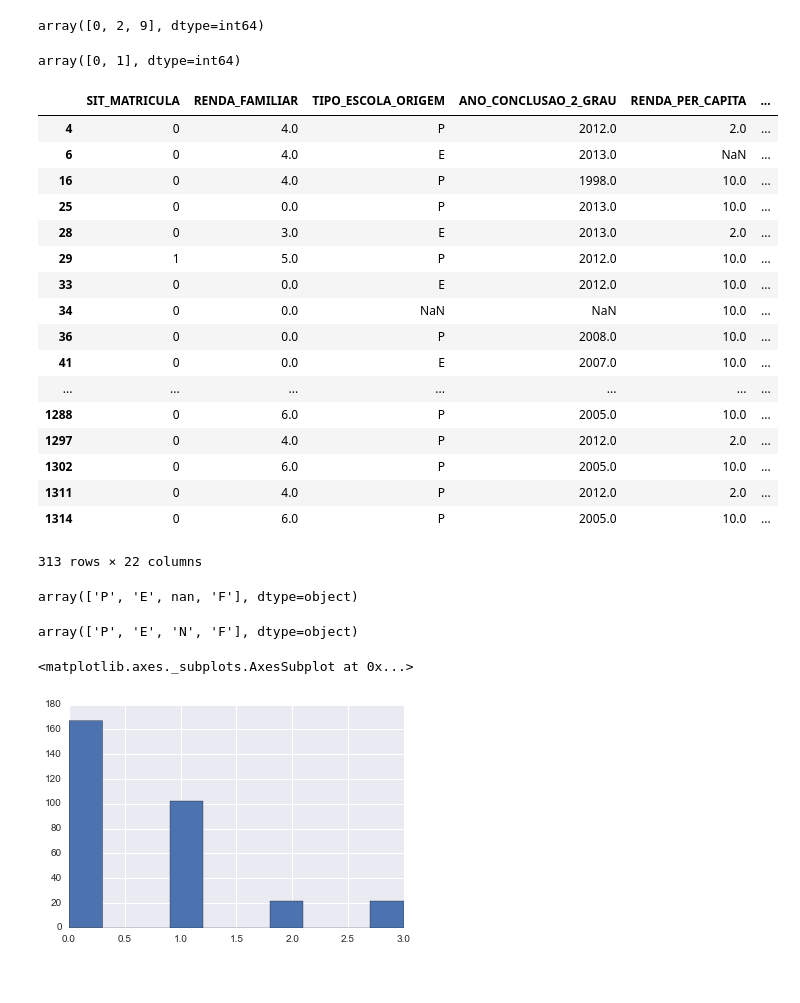
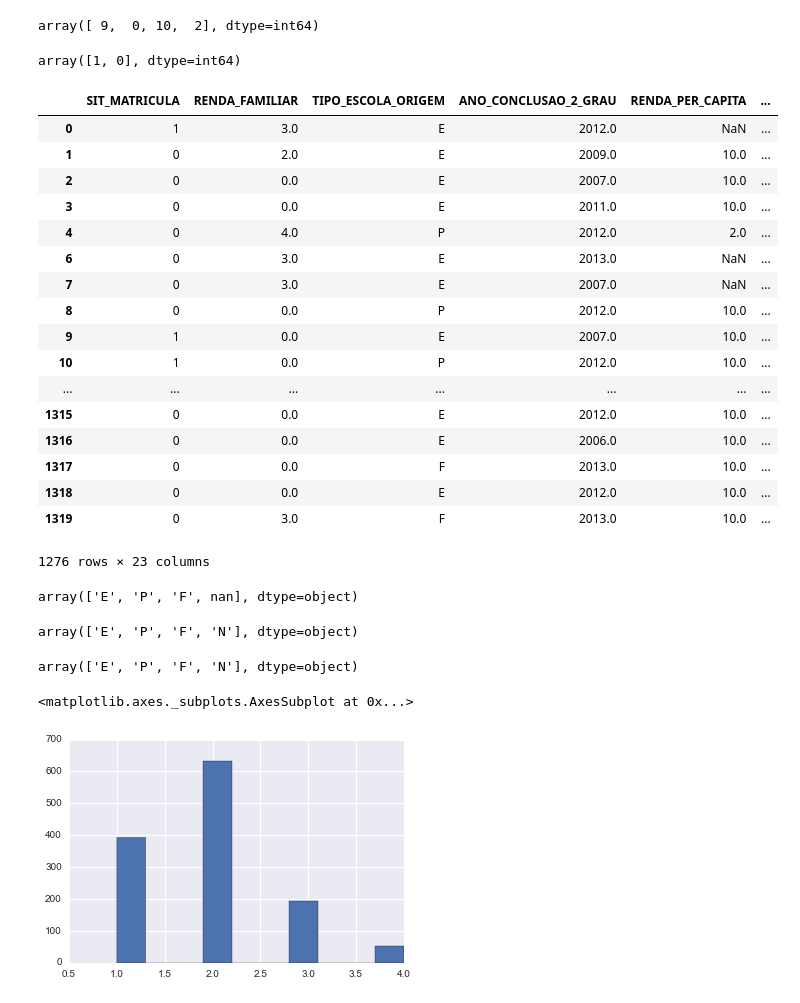
Before and after one commit to sandeco/educacao, a Jupyter notebook: si.ipynb, the cells around one changed output. Cells and saved outputs as stored; diff of their text form; code cells hidden in the pictures.

```diff
--- a/si.ipynb
+++ b/si.ipynb
@@ -52,7 +44,9 @@ si.head()
-# %%
-#USANDO SOMENTE O INGLÊS COMO IDIOMA DE REFERÊNCIA
-
-si = si.loc[si['DESC_IDIOMA']=='Inglês']
+# %%
+# Usando somentes as tuplas em que o idioma é inglês ou NULL
+
+si = si.loc[(si['DESC_IDIOMA']=='Inglês') | (si['DESC_IDIOMA'].isnull())]
+
+#si
 # %%
 #RENOMEANDO CAMPOS DAS 4 HABILIDADES EM INGLÊS
 si = si.rename(columns = {'NIVEL_FALA':'INGLES_FALA'})
@@ -85,0 +80,9 @@ si
+# %%
+# Atribuindo 0 para o nivel de idioma que está como NULL
+
+si.loc[si['INGLES_FALA'].isnull(), 'INGLES_FALA'] = 0
+si.loc[si['INGLES_COMPREENSAO'].isnull(), 'INGLES_COMPREENSAO'] = 0
+si.loc[si['INGLES_ESCRITA'].isnull(), 'INGLES_ESCRITA'] = 0
+si.loc[si['INGLES_LEITURA'].isnull(), 'INGLES_LEITURA'] = 0
+
+si
@@ -88,7 +110,7 @@ si
 
 si['SIT_MATRICULA'].unique()
 # %% [output]
-array([0, 2, 9], dtype=int64)
+array([ 9,  0, 10,  2], dtype=int64)
 # %%
 # Normalizando a coluna de situação da matricula, sendo:
 # 0 = matriculado
@@ -100,7 +122,7 @@ si.loc[si['SIT_MATRICULA']==10,'SIT_MATRICULA'] = 1
 
 si['SIT_MATRICULA'].unique()
 # %% [output]
-array([0, 1], dtype=int64)
+array([1, 0], dtype=int64)
 # %%
 #ATRIBUINDO A MÉDIA ARRENDONDADA AOS MISSING VALUES NA RENDA FAMILIAR
 # Considerando que 0 = aluno optou por não informar a renda
@@ -113,29 +135,29 @@ si.loc[si['RENDA_FAMILIAR'].isnull(),'RENDA_FAMILIAR']=media_ajustada
 si
 # %% [output]
 |  | SIT_MATRICULA | RENDA_FAMILIAR | TIPO_ESCOLA_ORIGEM | ANO_CONCLUSAO_2_GRAU | RENDA_PER_CAPITA | ... |
+| 0 | 1 | 3.0 | E | 2012.0 | NaN | ... |
+| 1 | 0 | 2.0 | E | 2009.0 | 10.0 | ... |
+| 2 | 0 | 0.0 | E | 2007.0 | 10.0 | ... |
+| 3 | 0 | 0.0 | E | 2011.0 | 10.0 | ... |
 | 4 | 0 | 4.0 | P | 2012.0 | 2.0 | ... |
-| 6 | 0 | 4.0 | E | 2013.0 | NaN | ... |
-| 16 | 0 | 4.0 | P | 1998.0 | 10.0 | ... |
-| 25 | 0 | 0.0 | P | 2013.0 | 10.0 | ... |
-| 28 | 0 | 3.0 | E | 2013.0 | 2.0 | ... |
-| 29 | 1 | 5.0 | P | 2012.0 | 10.0 | ... |
-| 33 | 0 | 0.0 | E | 2012.0 | 10.0 | ... |
-| 34 | 0 | 0.0 | NaN | NaN | 10.0 | ... |
-| 36 | 0 | 0.0 | P | 2008.0 | 10.0 | ... |
-| 41 | 0 | 0.0 | E | 2007.0 | 10.0 | ... |
+| 6 | 0 | 3.0 | E | 2013.0 | NaN | ... |
+| 7 | 0 | 3.0 | E | 2007.0 | NaN | ... |
+| 8 | 0 | 0.0 | P | 2012.0 | 10.0 | ... |
+| 9 | 1 | 0.0 | E | 2007.0 | 10.0 | ... |
+| 10 | 1 | 0.0 | P | 2012.0 | 10.0 | ... |
 | ... | ... | ... | ... | ... | ... | ... |
-| 1288 | 0 | 6.0 | P | 2005.0 | 10.0 | ... |
-| 1297 | 0 | 4.0 | P | 2012.0 | 2.0 | ... |
-| 1302 | 0 | 6.0 | P | 2005.0 | 10.0 | ... |
-| 1311 | 0 | 4.0 | P | 2012.0 | 2.0 | ... |
-| 1314 | 0 | 6.0 | P | 2005.0 | 10.0 | ... |
+| 1315 | 0 | 0.0 | E | 2012.0 | 10.0 | ... |
+| 1316 | 0 | 0.0 | E | 2006.0 | 10.0 | ... |
+| 1317 | 0 | 0.0 | F | 2013.0 | 10.0 | ... |
+| 1318 | 0 | 0.0 | E | 2012.0 | 10.0 | ... |
+| 1319 | 0 | 3.0 | F | 2013.0 | 10.0 | ... |
-313 rows × 22 columns
+1276 rows × 23 columns
 # %%
 # Verificando valores existentes na coluna de tipo escola origem
 
 si['TIPO_ESCOLA_ORIGEM'].unique()
 # %% [output]
-array(['P', 'E', nan, 'F'], dtype=object)
+array(['E', 'P', 'F', nan], dtype=object)
 # %%
 # Atribuindo uma letra para as tuplas com valor vazio, para identificar que o valor era null
 # N é a letra definida para identificar que o valor era null
@@ -144,20 +166,28 @@ si.loc[si['TIPO_ESCOLA_ORIGEM'].isnull(),'TIPO_ESCOLA_ORIGEM']='N'
 
 si['TIPO_ESCOLA_ORIGEM'].unique()
 # %% [output]
-array(['P', 'E', 'N', 'F'], dtype=object)
+array(['E', 'P', 'F', 'N'], dtype=object)
+# %%
+#AJUSTANDO ERRO DE DIGITAÇÃO NO TIPO_ESCOLA_ORIGEM. DE ZERO PARA A LETRA 'O'
+si.loc[si['TIPO_ESCOLA_ORIGEM']==0,'TIPO_ESCOLA_ORIGEM'] = 'O'
+
+si['TIPO_ESCOLA_ORIGEM'].unique()
+# %% [output]
+array(['E', 'P', 'F', 'N'], dtype=object)
 # %%
 #DISCRETIZAÇÃO DO TIPO_ESCOLA_ORIGEM
-si.loc[si['TIPO_ESCOLA_ORIGEM']=='P','TIPO_ESCOLA_ORIGEM'] = '0'
-si.loc[si['TIPO_ESCOLA_ORIGEM']=='E','TIPO_ESCOLA_ORIGEM'] = '1'
-si.loc[si['TIPO_ESCOLA_ORIGEM']=='F','TIPO_ESCOLA_ORIGEM'] = '2'
-si.loc[si['TIPO_ESCOLA_ORIGEM']=='N','TIPO_ESCOLA_ORIGEM'] = '3'
+si.loc[si['TIPO_ESCOLA_ORIGEM']=='O','TIPO_ESCOLA_ORIGEM'] = '0'
+si.loc[si['TIPO_ESCOLA_ORIGEM']=='P','TIPO_ESCOLA_ORIGEM'] = '1'
+si.loc[si['TIPO_ESCOLA_ORIGEM']=='E','TIPO_ESCOLA_ORIGEM'] = '2'
+si.loc[si['TIPO_ESCOLA_ORIGEM']=='F','TIPO_ESCOLA_ORIGEM'] = '3'
+si.loc[si['TIPO_ESCOLA_ORIGEM']=='N','TIPO_ESCOLA_ORIGEM'] = '4'
 
 si['TIPO_ESCOLA_ORIGEM'] = si['TIPO_ESCOLA_ORIGEM'].astype('float64')
 
 si['TIPO_ESCOLA_ORIGEM'].hist()
 # %% [output]
 <matplotlib.axes._subplots.AxesSubplot at 0x...>
-[figure, old version]
+[figure, new version]
 # %%
 #ATRIBUINDO A MÉDIA ARRENDONDADA AOS MISSING VALUES NA RENDA_PER_CAPITA
 
```
Also changed, not shown: parts of 18 cells of this notebook, 1 other file.
